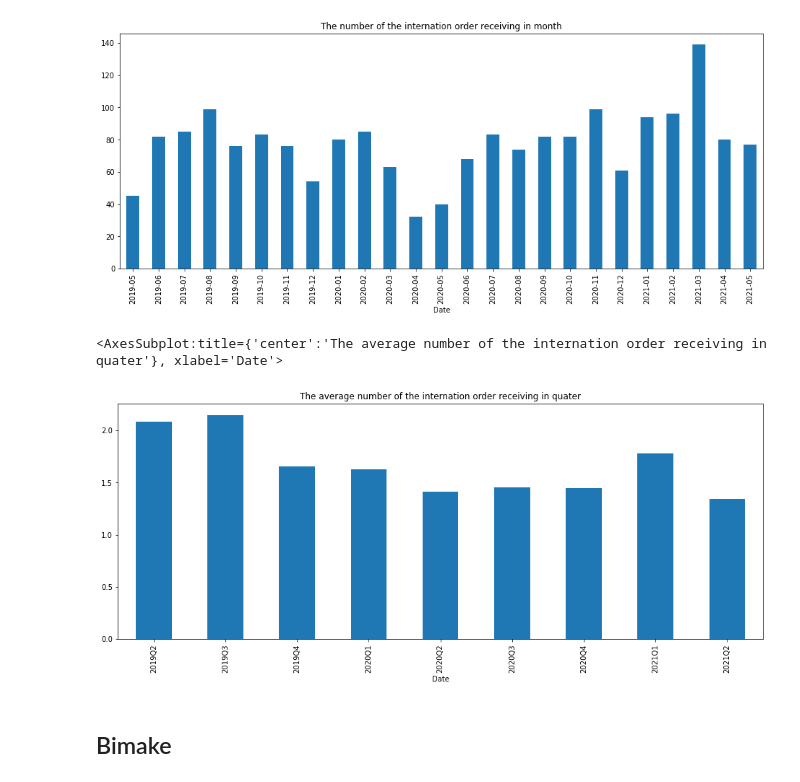
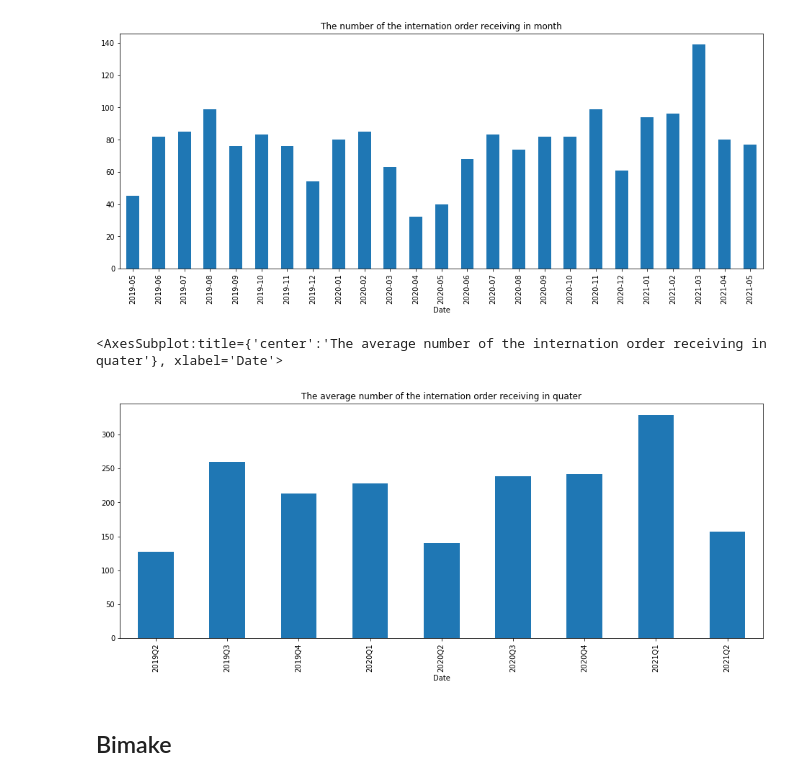
Before and after one commit to rhodapang/Python-for-data-analysis, a Jupyter notebook: Log Analysis for Shipping Department.ipynb, the cells around one changed output. Cells and saved outputs as stored; diff of their text form; code cells hidden in the pictures.

```diff
--- a/Log Analysis for Shipping Department.ipynb
+++ b/Log Analysis for Shipping Department.ipynb
@@ -155,11 +155,11 @@ df_Selleck_INT['Order Qty'].groupby(df_Selleck_INT['Date'].dt.to_period('M')).su
 <AxesSubplot:title={'center':'The number of the internation order receiving in month'}, xlabel='Date'>
 [figure]
 # %%
-df_Selleck_INT['Order Qty'].groupby(df_Selleck_INT['Date'].dt.to_period('Q')).mean().plot(
+df_Selleck_INT['Order Qty'].groupby(df_Selleck_INT['Date'].dt.to_period('Q')).sum().plot(
     kind = 'bar', figsize = (16,6), title ='The average number of the internation order receiving in quater')
 # %% [output]
 <AxesSubplot:title={'center':'The average number of the internation order receiving in quater'}, xlabel='Date'>
-[figure, old version]
+[figure, new version]
 # %% [markdown]
 ## Bimake
 # %%
```
Also changed, not shown: parts of 2 cells of this notebook.
